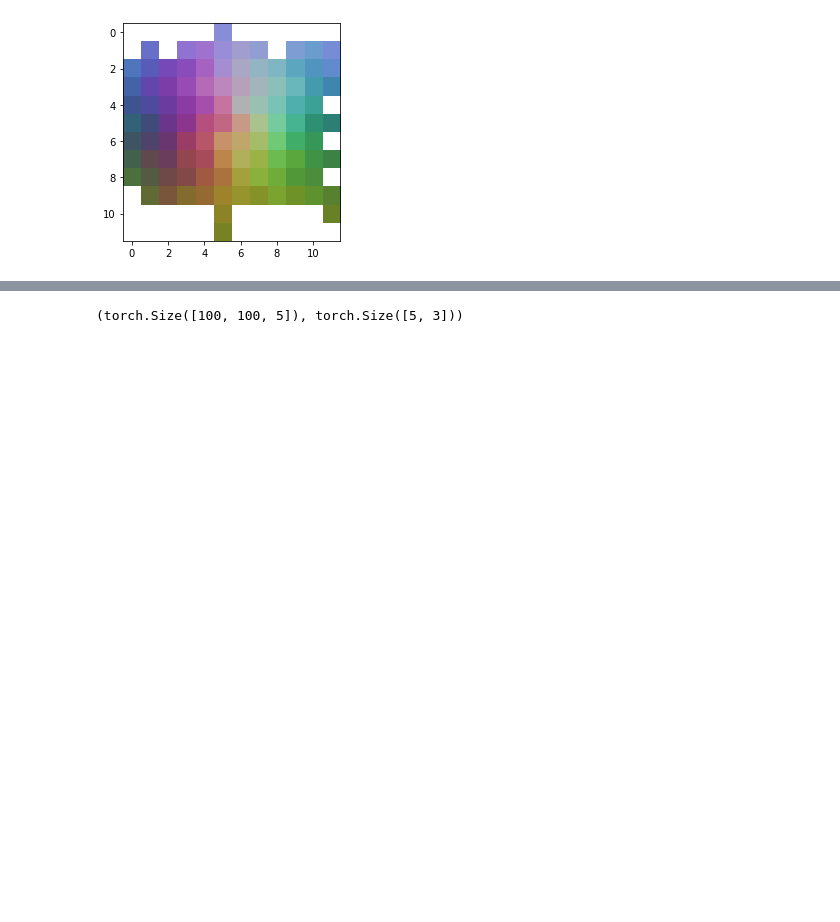
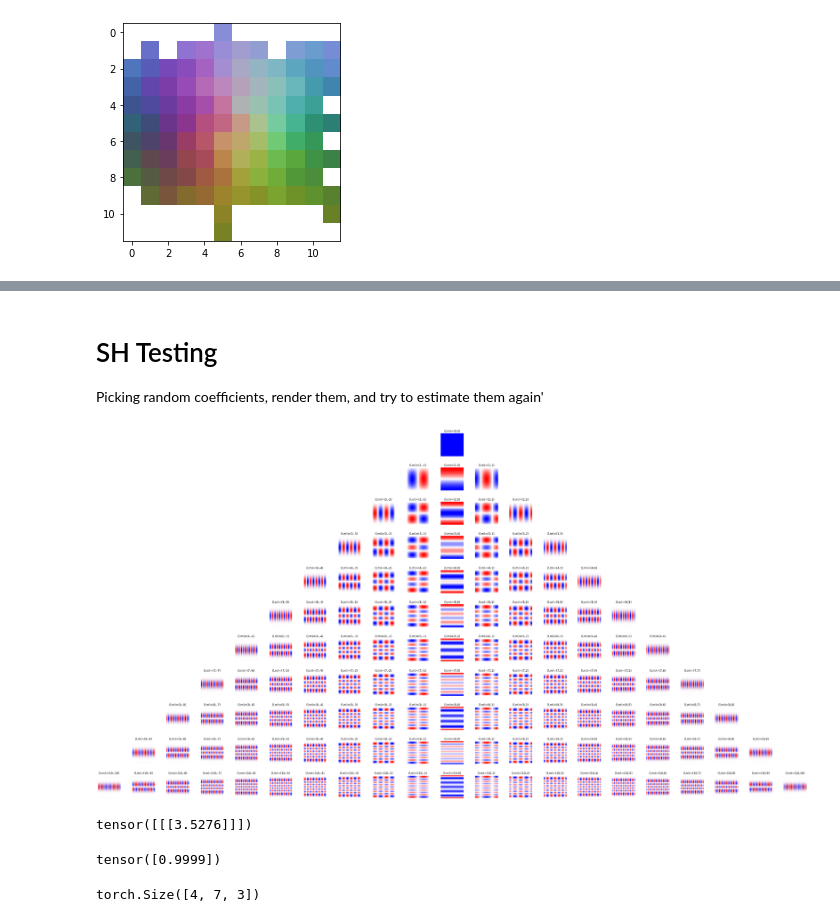
Before and after one commit to KeKsBoTer/punctum, a Jupyter notebook: dataset/dataset_creation.ipynb, the cells around one changed output, grey strips where cells are left out. Saved outputs shown, nothing was run; the diff lists cells and outputs as text; code cells hidden in the pictures; blank space fills up the shorter version.

```diff
--- a/dataset/dataset_creation.ipynb
+++ b/dataset/dataset_creation.ipynb
@@ -152,4 +138,27 @@ tensor([[ 0.0483,  0.0163,  0.0149],
-# %%
-y_lm.shape, a_lm.shape
-# %% [output]
-(torch.Size([100, 100, 5]), torch.Size([5, 3]))
+# %% [markdown]
+# SH Testing
+
+Picking random coefficients, render them, and try to estimate them again'
+# %%
+l_max = 10
+fig,axes = plt.subplots(l_max+1,l_max*2+1,figsize=(2*(l_max*2+1),2*(l_max+1)))
+fig.tight_layout()
+
+x = torch.arange(0,PI,1/resolution)
+y = torch.arange(0,2*PI,2/resolution)
+x_grid,y_grid = torch.meshgrid(x,y, indexing='ij')
+
+for l in range(l_max+1):
+    for m in range(l_max*2+1):
+        axes[l][m].set_axis_off()
+
+for l in range(l_max+1):
+    for m in range(-l,l+1):
+        img_data = get_spherical_harmonics_element(l,m,x_grid,y_grid)
+        ax = axes[l][l_max+m]
+        ax.imshow(img_data,cmap="bwr")
+        ax.set_title(f"(l,m)=({l},{m})")
+        ax.set_yticks([])
+        ax.set_xticks([])
+# %% [output]
+[figure, added]
@@ -156,3 +180,52 @@ y_lm.shape, a_lm.shape
+# %%
+n = math.ceil(math.sqrt(162))
+
+theta = torch.arange(0,PI,PI/n)
+phi = torch.arange(0,2*PI,2*PI/n)
+
+
+theta_grid,phi_grid = torch.meshgrid(theta,phi, indexing='ij')
+theta_grid = theta_grid.flatten()
+phi_grid = phi_grid.flatten()
+
+target = torch.ones((n*n,1))
+
+l_max = 0
+
+delta = 2* PI**2 / target.shape[0]
+theta_sin = theta_grid.sin().unsqueeze(-1)
+
+coefs = torch.zeros((l_max+1,2*l_max+1,1))
+
+for l in range(l_max+1):
+    y_lm = get_spherical_harmonics(l,theta_grid,phi_grid)
+    a_lm = (y_lm*theta_sin*delta).T@target
+    coefs[l,l_max-l:l_max+l+1]=a_lm
+
+coefs
+# %% [output]
+tensor([[[3.5276]]])
+# %%
+y_lm[0,0]*coefs[0,0]
+# %% [output]
+tensor([0.9999])
+# %%
+target = avg_colors.cpu()
+
+l_max = 3
+
+theta_sin = cameras_spherical[:,:1].sin()
+
+coefs = torch.zeros((l_max+1,2*l_max+1,3))
+
+for l in range(l_max+1):
+    y_lm = get_spherical_harmonics(l,cameras_spherical[:,0],cameras_spherical[:,1])
+    a_lm = (y_lm*theta_sin*camera_weights.unsqueeze(-1)).T@target
+    coefs[l,l_max-l:l_max+l+1]=a_lm
+
+coefs.shape
+# %% [output]
+torch.Size([4, 7, 3])
 # %%
 x = torch.arange(0,PI,PI/resolution)
 y = torch.arange(0,2*PI,2*PI/resolution)
```
Also changed, not shown: parts of 14 cells of this notebook, 2 other files.
